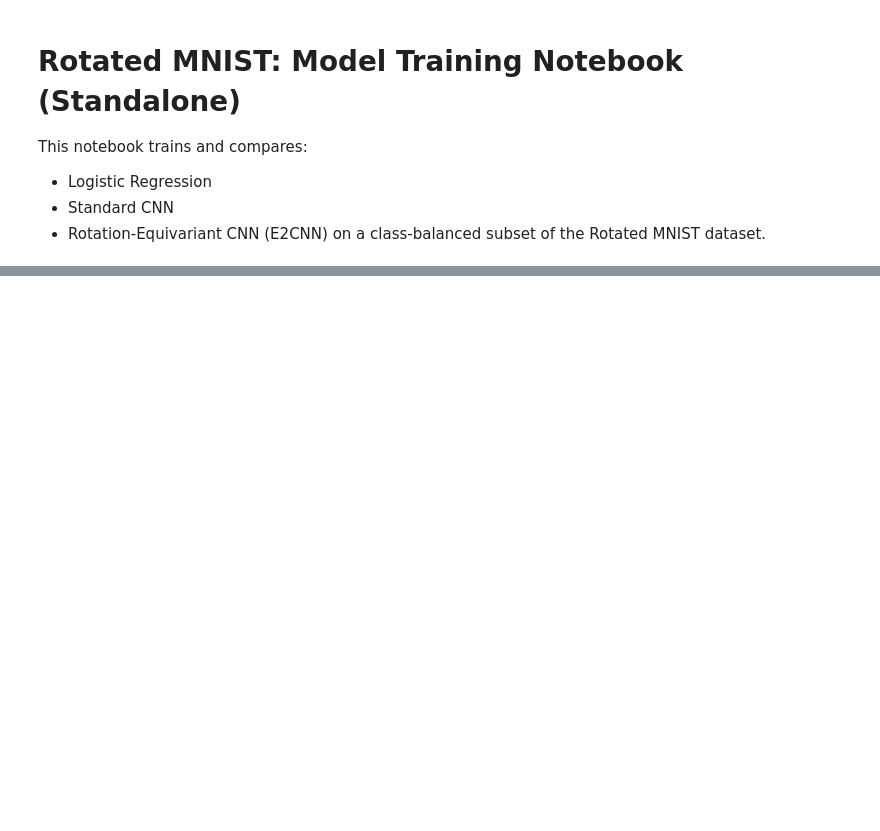
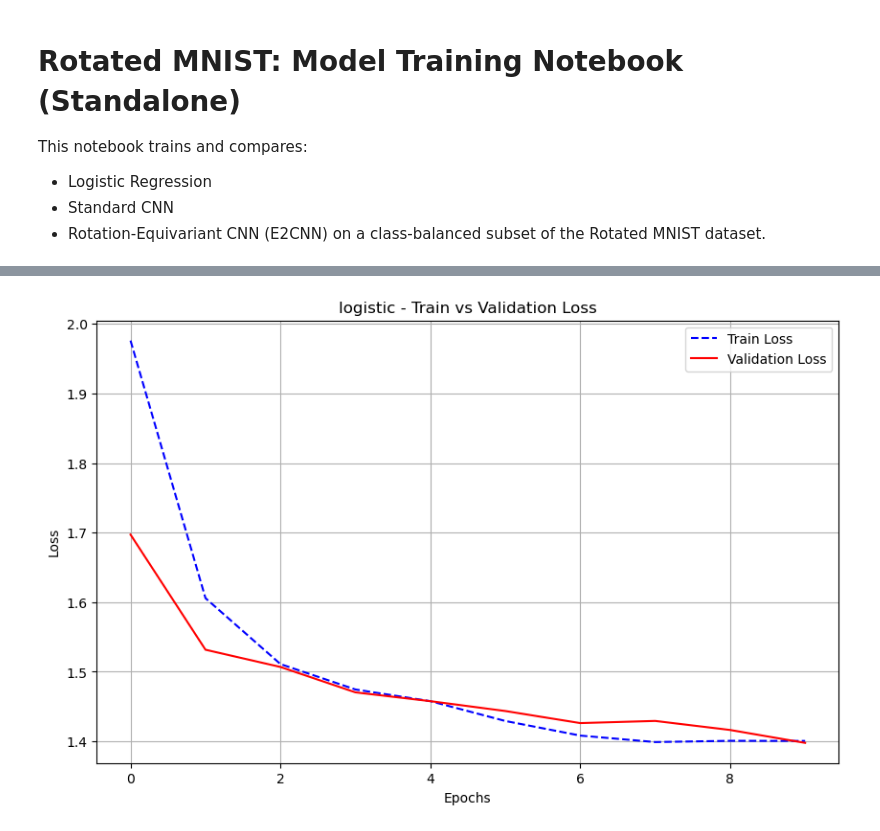
Before and after one commit to adiazcarral/ADC-TestDataScience-1, a Jupyter notebook: src/adc_testdatascience_1/notebooks/02_train_standalone.ipynb, the cells around one changed output, grey strips where cells are left out. Saved outputs shown, nothing was run; the diff lists cells and outputs as text; code cells hidden in the pictures; blank space fills up the shorter version.

```diff
--- a/src/adc_testdatascience_1/notebooks/02_train_standalone.ipynb
+++ b/src/adc_testdatascience_1/notebooks/02_train_standalone.ipynb
@@ -209,10 +210,21 @@ def train_model(model, train_loader, val_loader, device, epochs=10, model_name='
         torch.save(model.state_dict(), save_path)
         print(f"✅ Model saved as {save_path}")
 
+    # Plotting Train vs Validation Loss
+    plt.figure(figsize=(10, 6))
+    plt.plot(range(epochs), history["train_loss"], label="Train Loss", color='blue', linestyle='--')
+    plt.plot(range(epochs), history["val_loss"], label="Validation Loss", color='red', linestyle='-')
+    plt.title(f'{model_name} - Train vs Validation Loss')
+    plt.xlabel('Epochs')
+    plt.ylabel('Loss')
+    plt.legend()
+    plt.grid(True)
+    plt.show()
+
     return model, history
 # %%
 # Run training
-train_loader, val_loader, test_loader = get_dataloaders(subset_fraction=0.1)
+train_loader, val_loader, test_loader = get_dataloaders(subset_fraction=0.05)
 model = LogisticRegression()
 trained_model = train_model(model, train_loader, val_loader, device, model_name="logistic")
 # %% [output]
@@ -234,4 +246,5 @@ trained_model = train_model(model, train_loader, val_loader, device, model_name=
 ✅ Training complete
 ✅ Model saved as logistic.pth
+[figure, added]
 # %%
 # Run training
```
Also changed, not shown: parts of 4 cells of this notebook, 23 other files.
